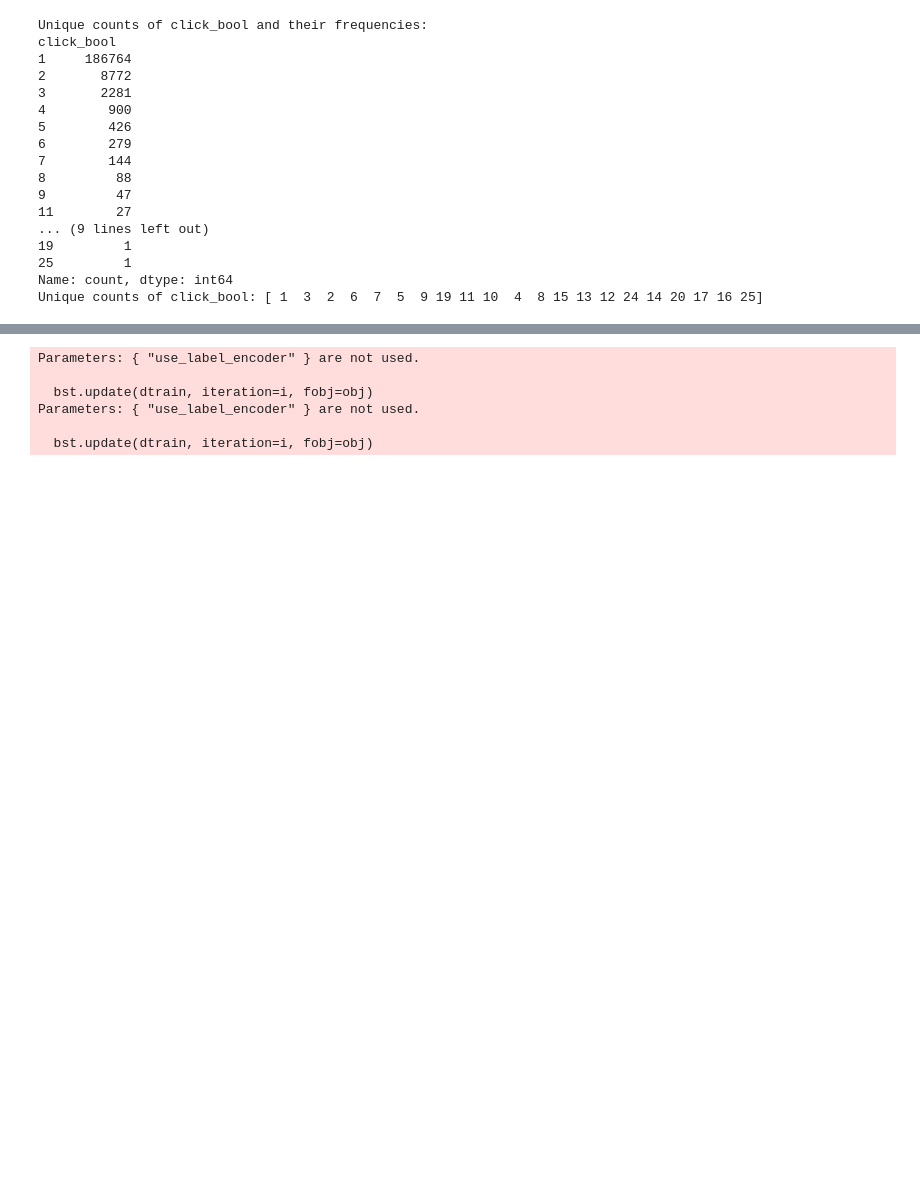
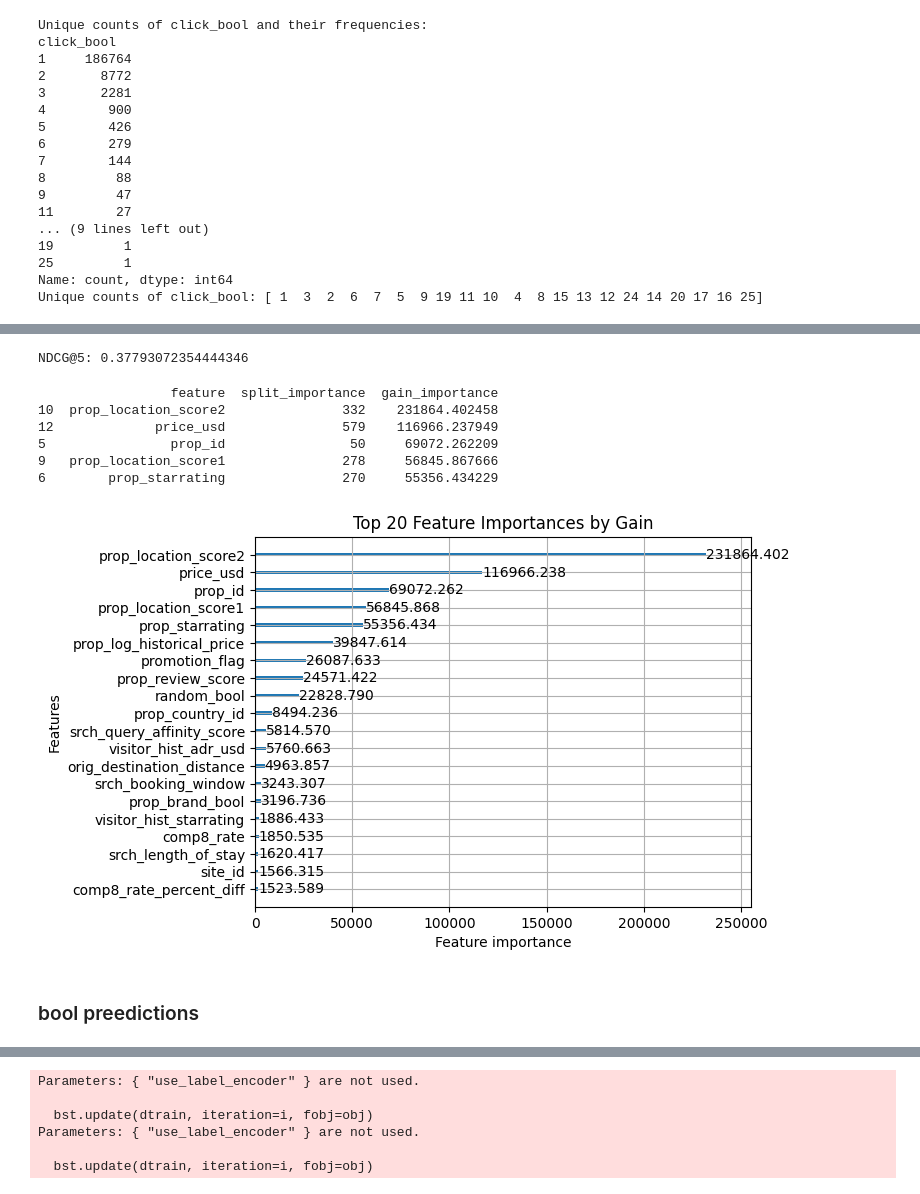
Before and after one commit to matushalak/DMT, a Jupyter notebook: explore.ipynb, the cells around one changed output, grey strips where cells are left out. Drawn from its saved outputs; the diff is of its cells as text; code cells hidden in the pictures; blank space fills up the shorter version.

```diff
--- a/explore.ipynb
+++ b/explore.ipynb
@@ -159,3 +249,65 @@ df_numeric = df.select_dtypes(include=[np.number])
+# %%
+from sklearn.metrics import ndcg_score
+import numpy as np
+
+# 1. Predict scores
+y_pred = gbm.predict(X_val_feats)
+
+# 2. Split true & pred by query groups
+boundaries = np.cumsum(group_val)[:-1]
+y_true_splits = np.split(y_val, boundaries)
+y_pred_splits = np.split(y_pred, boundaries)
+
+# 3. Compute per-query NDCG@5 and average
+ndcgs = [
+    ndcg_score([true], [pred], k=5)
+    for true, pred in zip(y_true_splits, y_pred_splits)
+]
+print("NDCG@5:", np.mean(ndcgs))
+# %% [output]
+NDCG@5: 0.37793072354444346
+# %%
+# `gbm` is your trained Booster
+# Importance by number of splits:
+split_imp = gbm.feature_importance(importance_type='split')
+
+# Importance by total gain:
+gain_imp  = gbm.feature_importance(importance_type='gain')
+
+# Get feature names in the same order
+feature_names = gbm.feature_name()
+
+# Combine into a DataFrame
+import pandas as pd
+df_imp = pd.DataFrame({
+    'feature': feature_names,
+    'split_importance': split_imp,
+    'gain_importance':  gain_imp
+}).sort_values('gain_importance', ascending=False)
+print(df_imp.head())
+
+
+import lightgbm as lgb
+import matplotlib.pyplot as plt
+
+# Plot top 20 features by gain
+ax = lgb.plot_importance(
+    gbm,
+    max_num_features=20,
+    importance_type='gain',
+    title='Top 20 Feature Importances by Gain'
+)
+plt.show()
+# %% [output]
+                 feature  split_importance  gain_importance
+10  prop_location_score2               332    231864.402458
+12             price_usd               579    116966.237949
+5                prop_id                50     69072.262209
+9   prop_location_score1               278     56845.867666
+6        prop_starrating               270     55356.434229
+[figure, added]
+# %% [markdown]
+### bool preedictions
 # %%
 # train-test split
 from sklearn.model_selection import train_test_split
```
Also changed, not shown: parts of 5 cells of this notebook.
